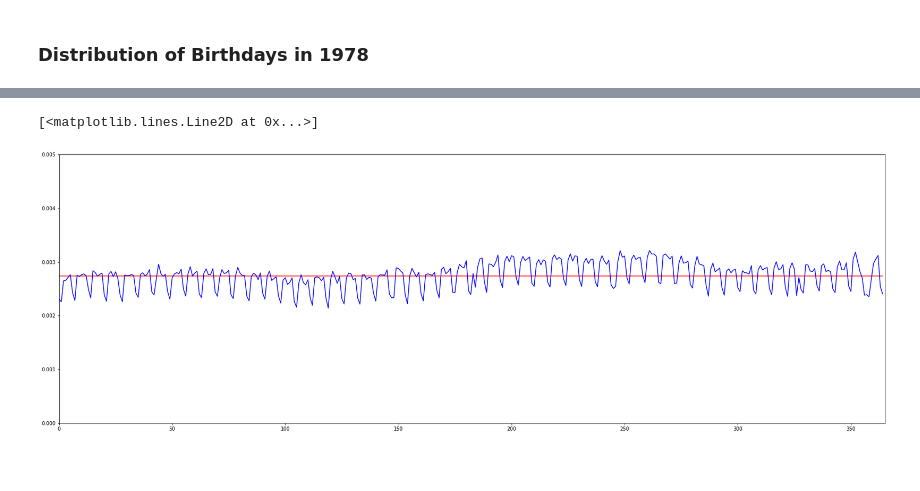
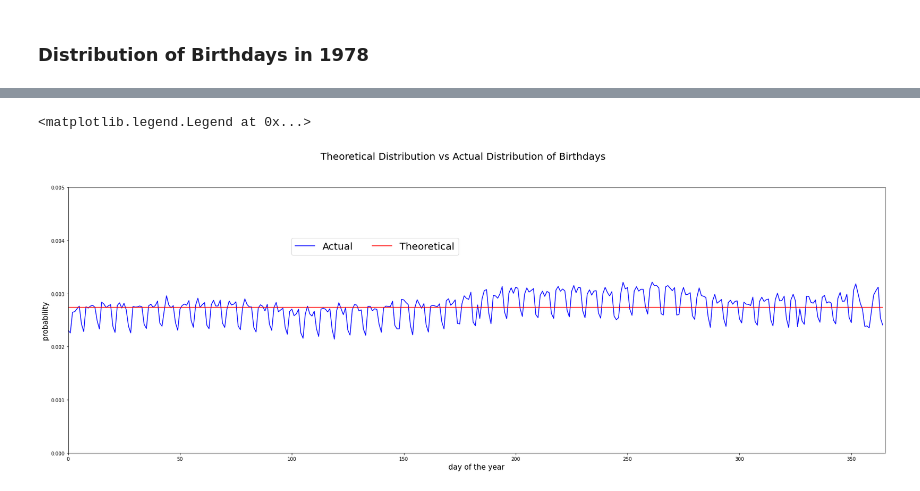
Before and after one commit to alvaro-pintado/alvaro-pintado.github.io, a Jupyter notebook: posts/E&P/TestingBdayParadox/BirthdayParadox.ipynb, the cells around one changed output, grey strips where cells are left out. Drawn from its saved outputs; the diff is of its cells as text; code cells hidden in the pictures; blank space fills up the shorter version.

```diff
--- a/posts/E&P/TestingBdayParadox/BirthdayParadox.ipynb
+++ b/posts/E&P/TestingBdayParadox/BirthdayParadox.ipynb
@@ -132,10 +107,14 @@ Name: Quantity, Length: 365, dtype: float64
 # %%
 tBirthdayDist = [1.0/365]*365
-# %%
-plt.xlim(0,365)
-plt.ylim(0,0.005)
-plt.plot(np.arange(0,365),tBirthdayDist, 'r')
-plt.plot(np.arange(0,365),birthdaysDist, 'b')
-# %% [output]
-[<matplotlib.lines.Line2D at 0x...>]
-[figure, removed]
+# %%
+plt.xlim(0,365)
+plt.ylim(0,0.005)
+plt.suptitle('Theoretical Distribution vs Actual Distribution of Birthdays', fontsize = 20)
+plt.xlabel('day of the year', fontsize = 15)
+plt.ylabel('probability', fontsize = 15)
+plt.plot(np.arange(0,365),birthdaysDist, 'b')
+plt.plot(np.arange(0,365),tBirthdayDist, 'r')
+plt.figlegend( ('Actual', 'Theoretical'), bbox_to_anchor=(0.5, 0.75), ncol = 2, fontsize = 20)
+# %% [output]
+<matplotlib.legend.Legend at 0x...>
+[figure, added]
```
Also changed, not shown: parts of 13 cells of this notebook, 3 other files.
